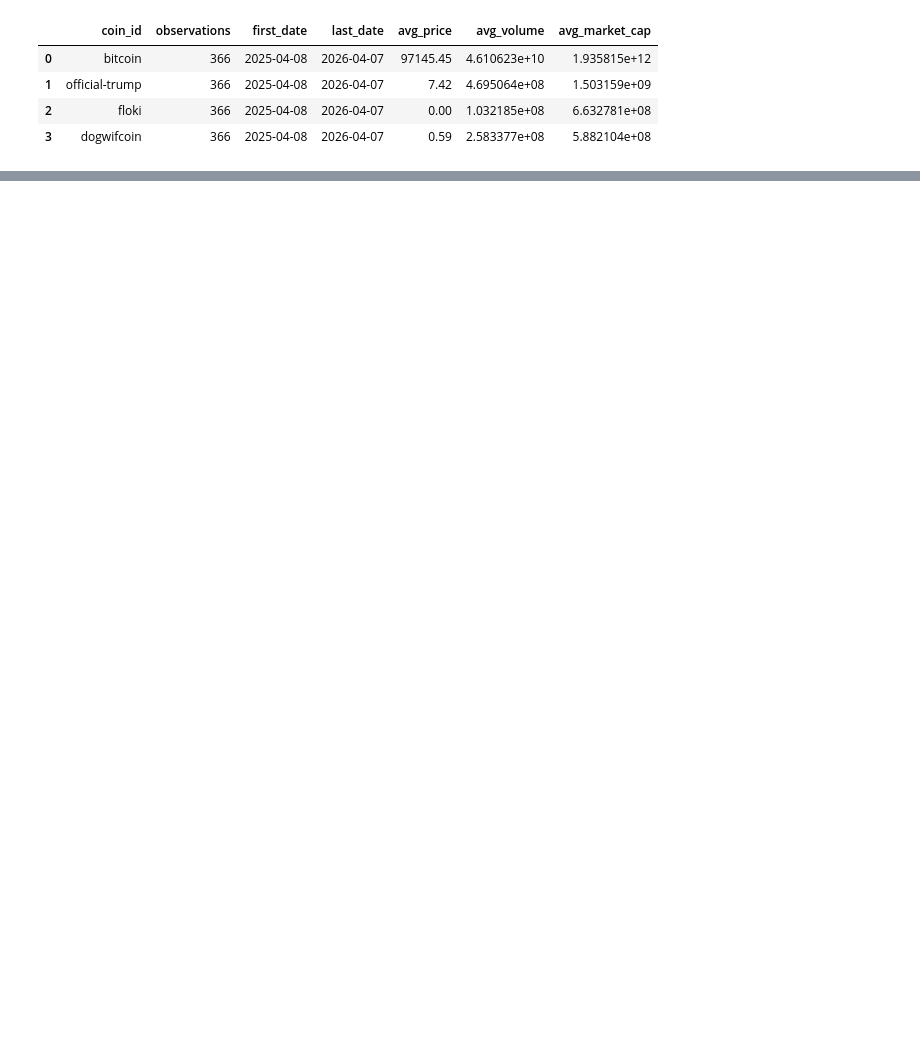
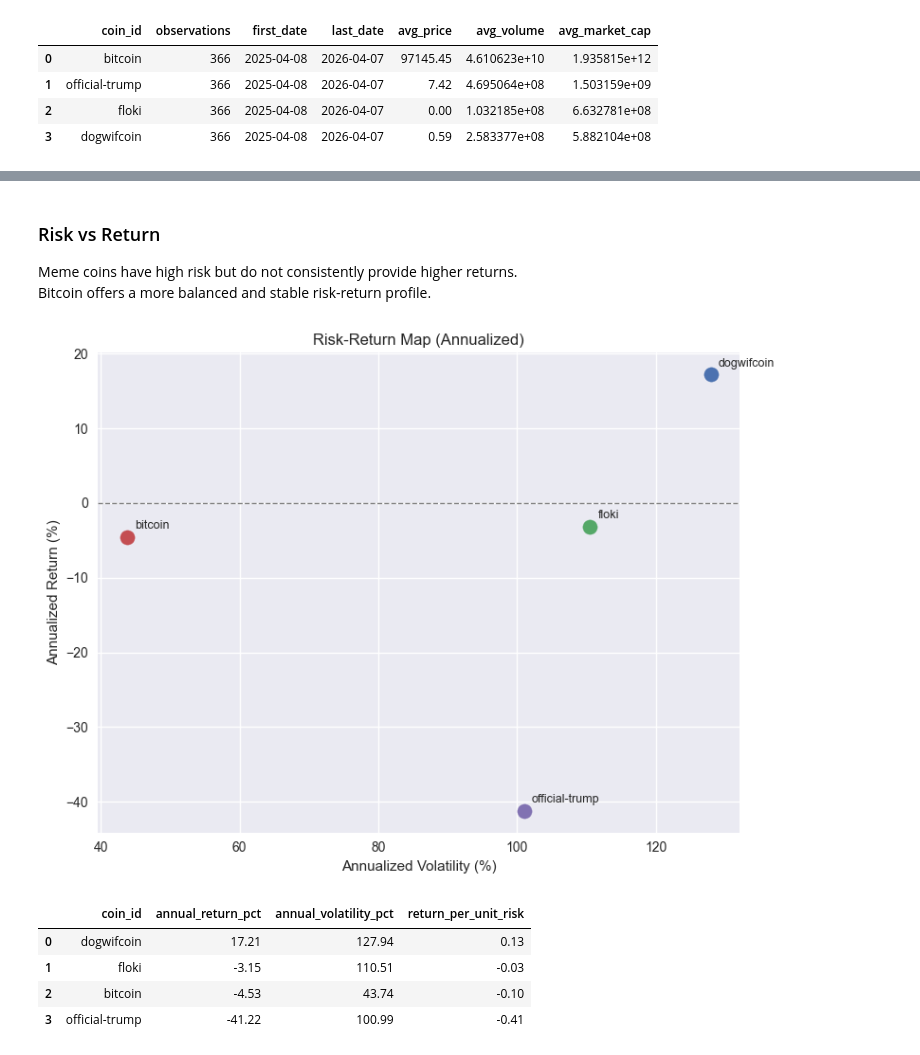
Before and after one commit to DataHub2/crypto-dashboard-DE25-UX25, a Jupyter notebook: test_EDA/01_initial_eda.ipynb, the cells around one changed output, grey strips where cells are left out. Drawn from its saved outputs; the diff is of its cells as text; code cells hidden in the pictures; blank space fills up the shorter version.

```diff
--- a/test_EDA/01_initial_eda.ipynb
+++ b/test_EDA/01_initial_eda.ipynb
@@ -125,0 +187,45 @@ coin_compare
+# %% [markdown]
+### Risk vs Return
+Meme coins have high risk but do not consistently provide higher returns.
+Bitcoin offers a more balanced and stable risk-return profile.
+# %%
+returns_wide = df_daily.pivot(index='date', columns='coin_id', values='daily_return_pct').sort_index()
+
+returns_dec = returns_wide / 100
+
+mean_daily = returns_dec.mean()
+std_daily = returns_dec.std()
+
+annual_return_pct = ((1 + mean_daily).clip(lower=1e-6) ** 365 - 1) * 100
+annual_vol_pct = std_daily * (365 ** 0.5) * 100
+
+sharpe_like = annual_return_pct / annual_vol_pct
+
+risk_return = pd.DataFrame({
+    'annual_return_pct': annual_return_pct,
+    'annual_volatility_pct': annual_vol_pct,
+    'return_per_unit_risk': sharpe_like,
+}).round(2).sort_values('return_per_unit_risk', ascending=False).reset_index()
+
+fig, ax = plt.subplots(figsize=(8, 6))
+for _, row in risk_return.iterrows():
+    ax.scatter(row['annual_volatility_pct'], row['annual_return_pct'], s=120)
+    ax.annotate(row['coin_id'], (row['annual_volatility_pct'], row['annual_return_pct']),
+                textcoords='offset points', xytext=(6, 6), fontsize=9)
+
+ax.axhline(0, color='gray', linestyle='--', linewidth=1)
+ax.set_title('Risk-Return Map (Annualized)')
+ax.set_xlabel('Annualized Volatility (%)')
+ax.set_ylabel('Annualized Return (%)')
+
+plt.tight_layout()
+plt.show()
+
+risk_return
+# %% [output]
+[figure, added]
+|  | coin_id | annual_return_pct | annual_volatility_pct | return_per_unit_risk |
+| 0 | dogwifcoin | 17.21 | 127.94 | 0.13 |
+| 1 | floki | -3.15 | 110.51 | -0.03 |
+| 2 | bitcoin | -4.53 | 43.74 | -0.10 |
+| 3 | official-trump | -41.22 | 100.99 | -0.41 |
```
Also changed, not shown: parts of 10 cells of this notebook.
